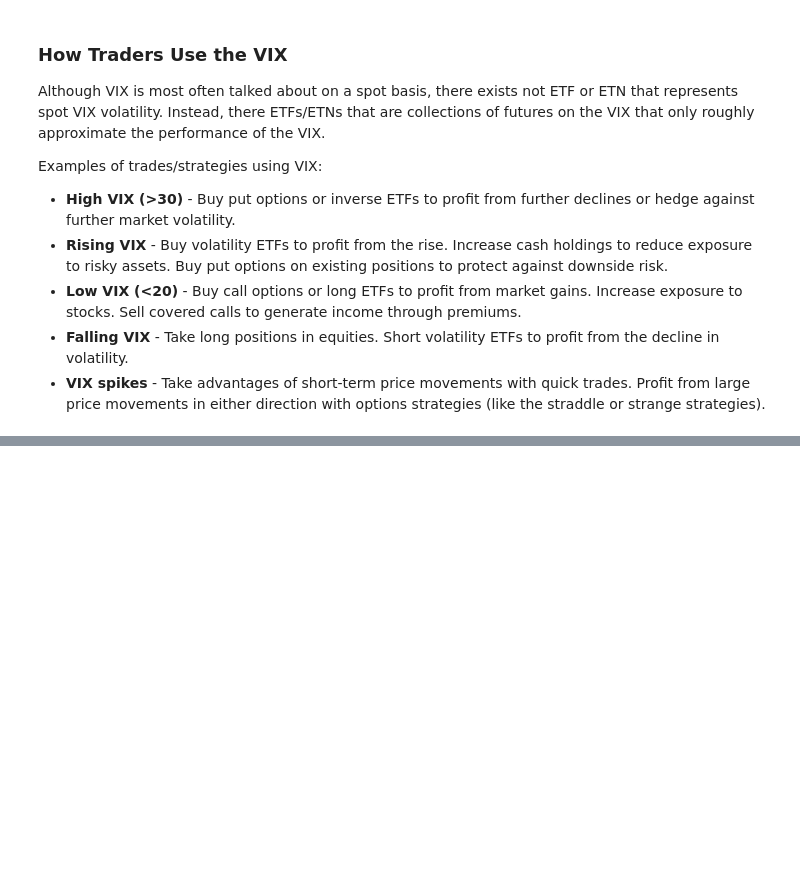
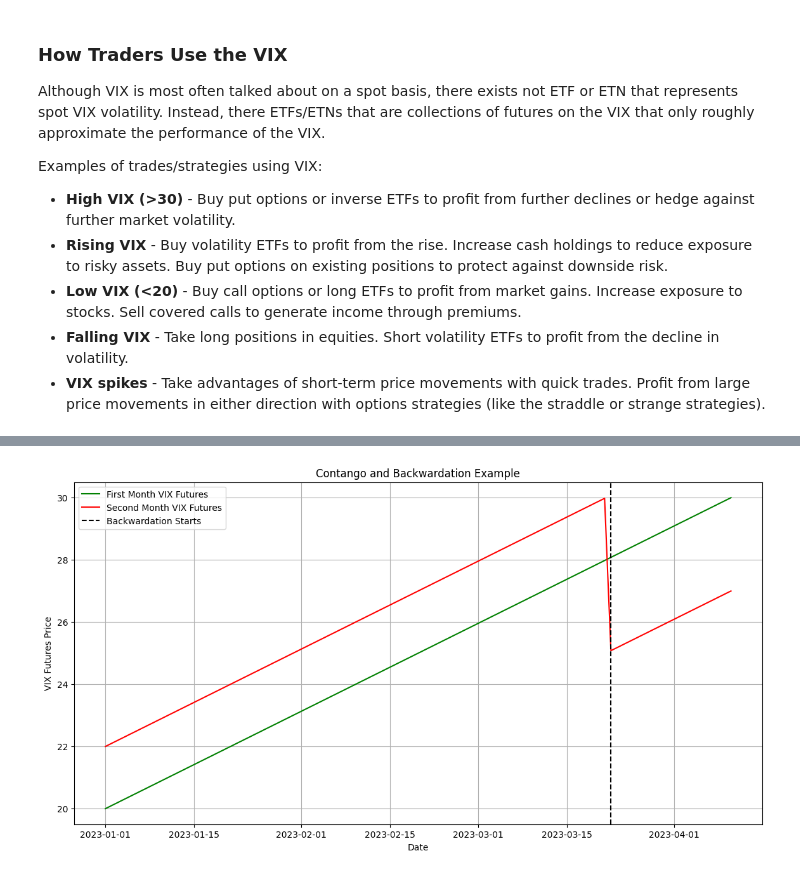
Before and after one commit to MohamadHabbal/UVXY-explained, a Jupyter notebook: Uvxy explained.ipynb, the cells around one changed output, grey strips where cells are left out. Cells and saved outputs as stored; diff of their text form; code cells hidden in the pictures; blank space fills up the shorter version.

```diff
--- a/Uvxy explained.ipynb
+++ b/Uvxy explained.ipynb
@@ -130,0 +158,25 @@ Explore specific strategies, such as day trading, hedging, and mean reversion.
+# %%
+# Hypothetical example to demonstrate contango and backwardation
+import numpy as np
+
+# Generate example data for VIX futures prices
+dates = pd.date_range(start="2023-01-01", periods=100)
+first_month_futures = np.linspace(20, 30, len(dates))  # Gradual increase (contango)
+second_month_futures = first_month_futures + 2  # Higher prices (contango)
+
+# Simulate a backwardation scenario at the end
+second_month_futures[-20:] = first_month_futures[-20:] - 3
+
+# Plot the contango and backwardation example
+plt.figure(figsize=(14, 7))
+plt.plot(dates, first_month_futures, label='First Month VIX Futures', color='green')
+plt.plot(dates, second_month_futures, label='Second Month VIX Futures', color='red')
+plt.axvline(dates[-20], color='black', linestyle='--', label='Backwardation Starts')
+plt.title('Contango and Backwardation Example')
+plt.xlabel('Date')
+plt.ylabel('VIX Futures Price')
+plt.legend()
+plt.grid(True)
+plt.show()
+# %% [output]
+[figure, added]
```
Also changed, not shown: parts of 10 cells of this notebook.
